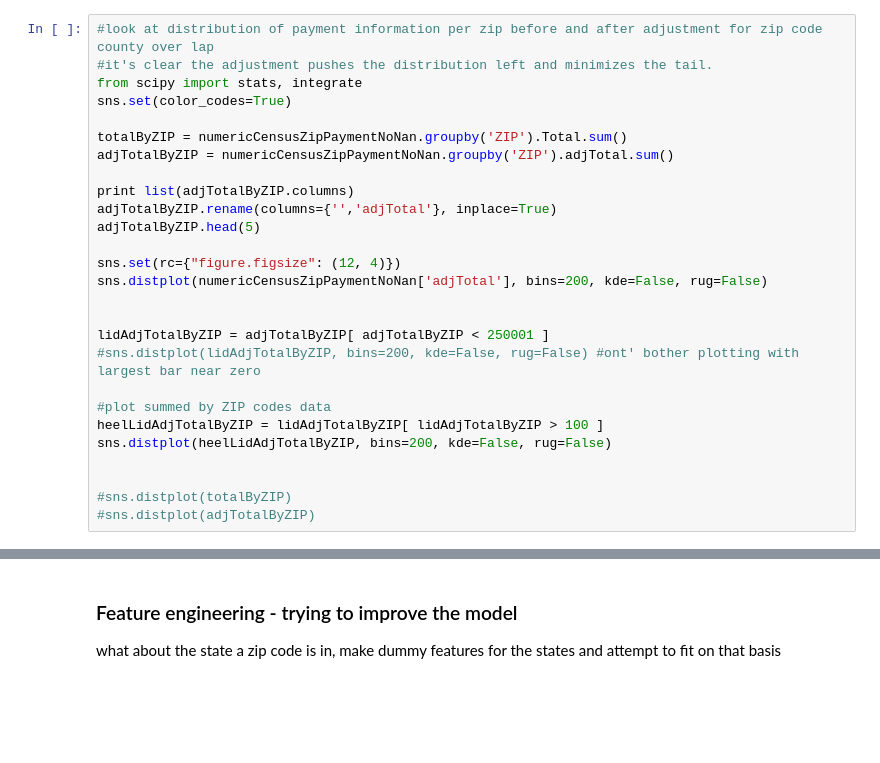
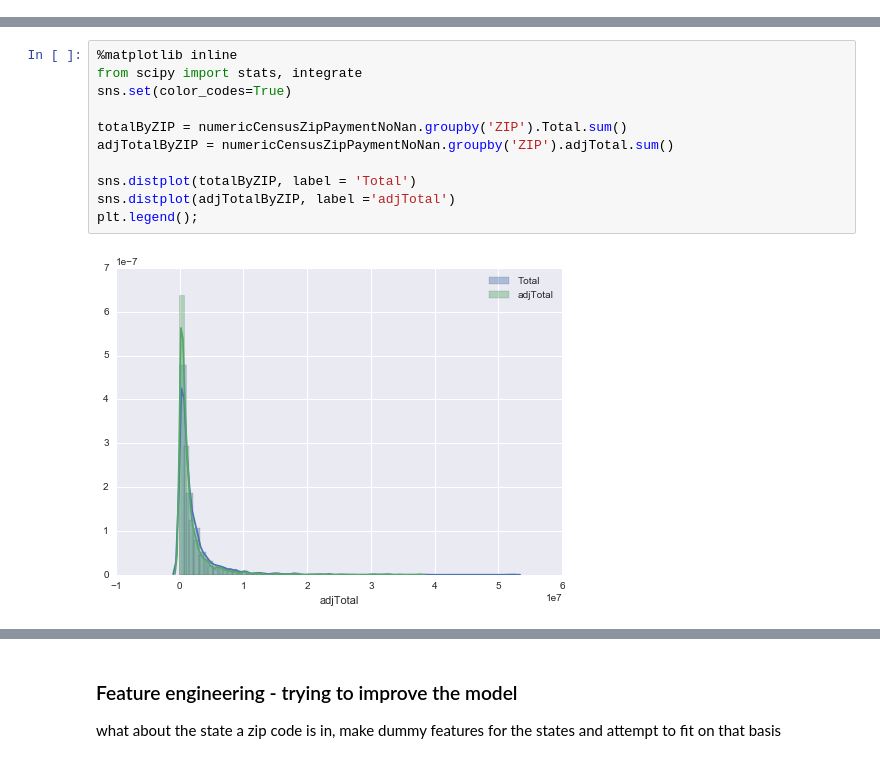
Before and after one commit to ilmcconnell/DS-SEA-3-Project-ILM, a Jupyter notebook: FinalPaperILM.ipynb, the cells around one changed output, grey strips where cells are left out. Drawn from its saved outputs; the diff is of its cells as text; blank space fills up the shorter version.

```diff
--- a/FinalPaperILM.ipynb
+++ b/FinalPaperILM.ipynb
@@ -156,27 +0,0 @@ What can we see in the data? Start by examining the distribution of payments mad
-# %%
-#look at distribution of payment information per zip before and after adjustment for zip code county over lap
-#it's clear the adjustment pushes the distribution left and minimizes the tail.
-from scipy import stats, integrate
-sns.set(color_codes=True)
-
-totalByZIP = numericCensusZipPaymentNoNan.groupby('ZIP').Total.sum()
-adjTotalByZIP = numericCensusZipPaymentNoNan.groupby('ZIP').adjTotal.sum()
-
-print list(adjTotalByZIP.columns)
-adjTotalByZIP.rename(columns={'','adjTotal'}, inplace=True)
-adjTotalByZIP.head(5)
-
-sns.set(rc={"figure.figsize": (12, 4)})
-sns.distplot(numericCensusZipPaymentNoNan['adjTotal'], bins=200, kde=False, rug=False)
-
-
-lidAdjTotalByZIP = adjTotalByZIP[ adjTotalByZIP < 250001 ]
-#sns.distplot(lidAdjTotalByZIP, bins=200, kde=False, rug=False) #ont' bother plotting with largest bar near zero
-
-#plot summed by ZIP codes data
-heelLidAdjTotalByZIP = lidAdjTotalByZIP[ lidAdjTotalByZIP > 100 ]
-sns.distplot(heelLidAdjTotalByZIP, bins=200, kde=False, rug=False)
-
-
-#sns.distplot(totalByZIP)
-#sns.distplot(adjTotalByZIP)
@@ -331,0 +363,13 @@ attempt some feature engineering - go in a different dirrection from census data
+# %%
+%matplotlib inline
+from scipy import stats, integrate
+sns.set(color_codes=True)
+
+totalByZIP = numericCensusZipPaymentNoNan.groupby('ZIP').Total.sum()
+adjTotalByZIP = numericCensusZipPaymentNoNan.groupby('ZIP').adjTotal.sum()
+
+sns.distplot(totalByZIP, label = 'Total')
+sns.distplot(adjTotalByZIP, label ='adjTotal')
+plt.legend();
+# %% [output]
+[figure, added]
```
Also changed, not shown: parts of 76 cells of this notebook, 1 other file.
